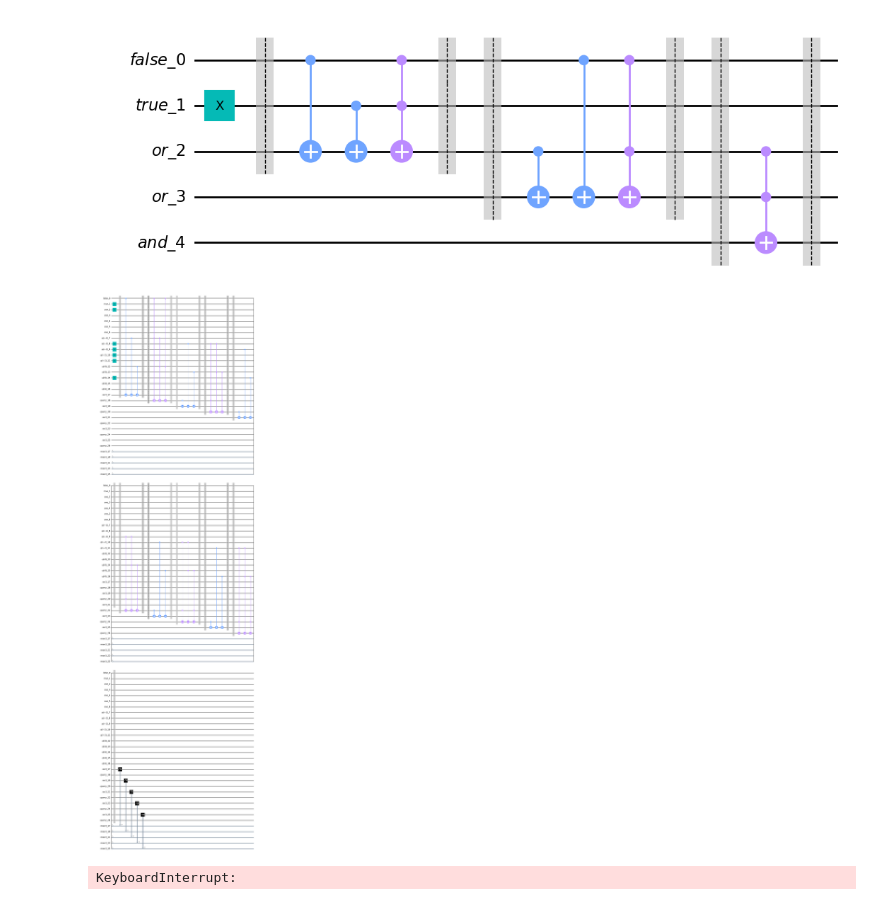
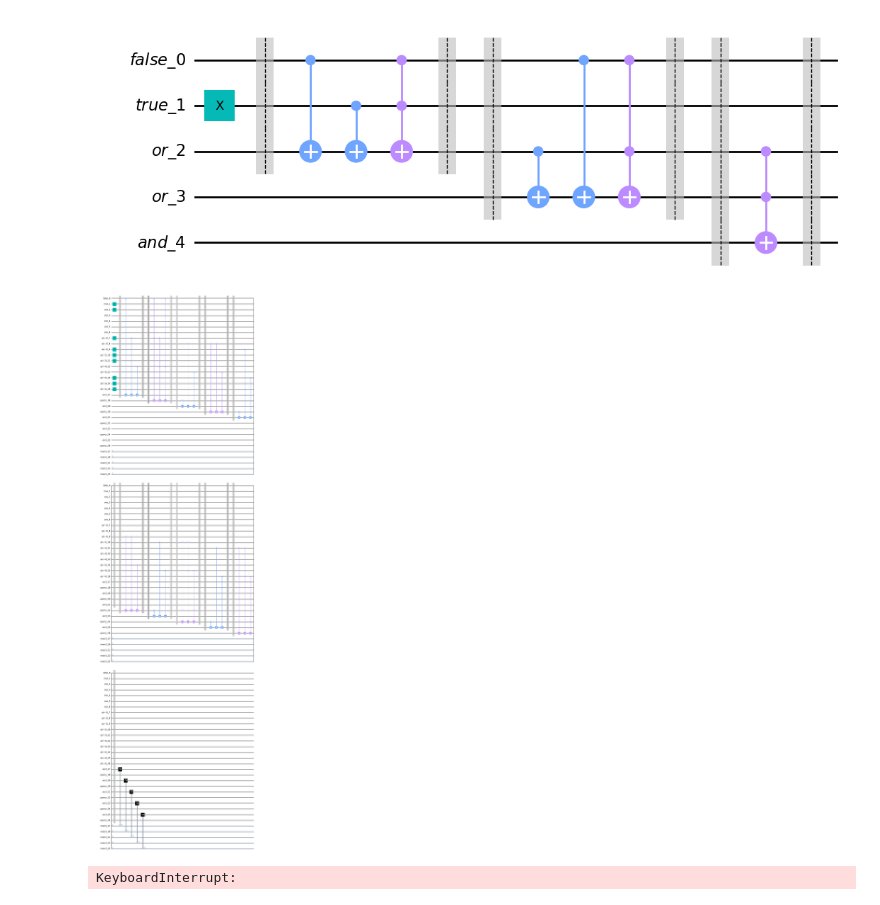
Before and after one commit to ABenoit0226/quantum-place-route, a Jupyter notebook: adder_logic_script.ipynb, the cells around one changed output. Drawn from its saved outputs; the diff is of its cells as text; code cells hidden in the pictures.

```diff
--- a/adder_logic_script.ipynb
+++ b/adder_logic_script.ipynb
@@ -442,17 +442,17 @@ qc.draw()
 # %%
 ##
 ##  Small addition problem, can be emulated locally
 ##
 qc = QC()
 qi = QArith(qc,5)
-a = qi.qint(-2)
-b = qi.qint(4)
+a = qi.qint(-3)
+b = qi.qint(-4)
 ans = qi.add(a,b)
 m = qi.measure(ans)
 qc.draw()
 # qc.em()
 # %% [output]
-[figure, old version]
+[figure, new version]
 # %%
 ##
 ## Much larger, 32 bit problem
```
Also changed, not shown: parts of 6 cells of this notebook.
